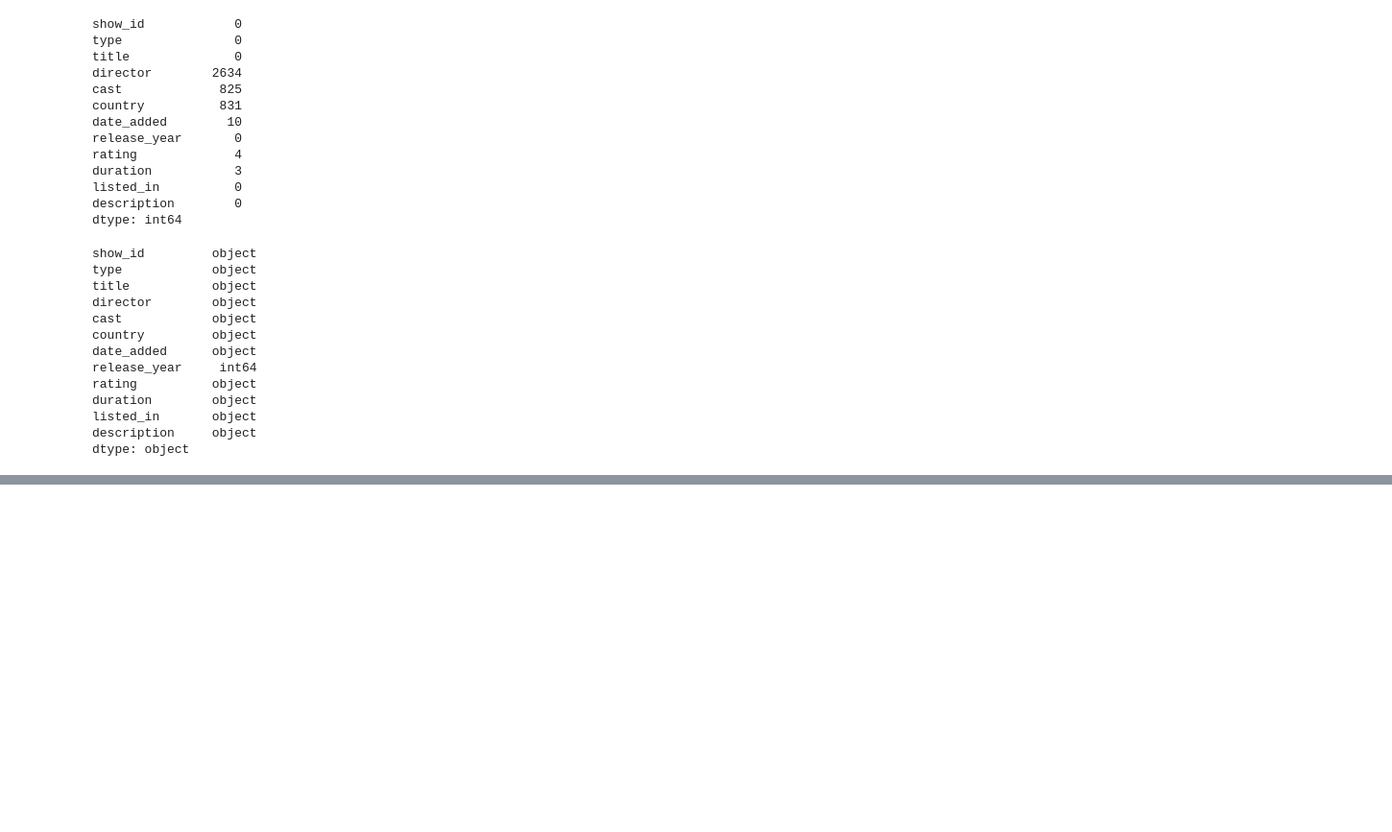
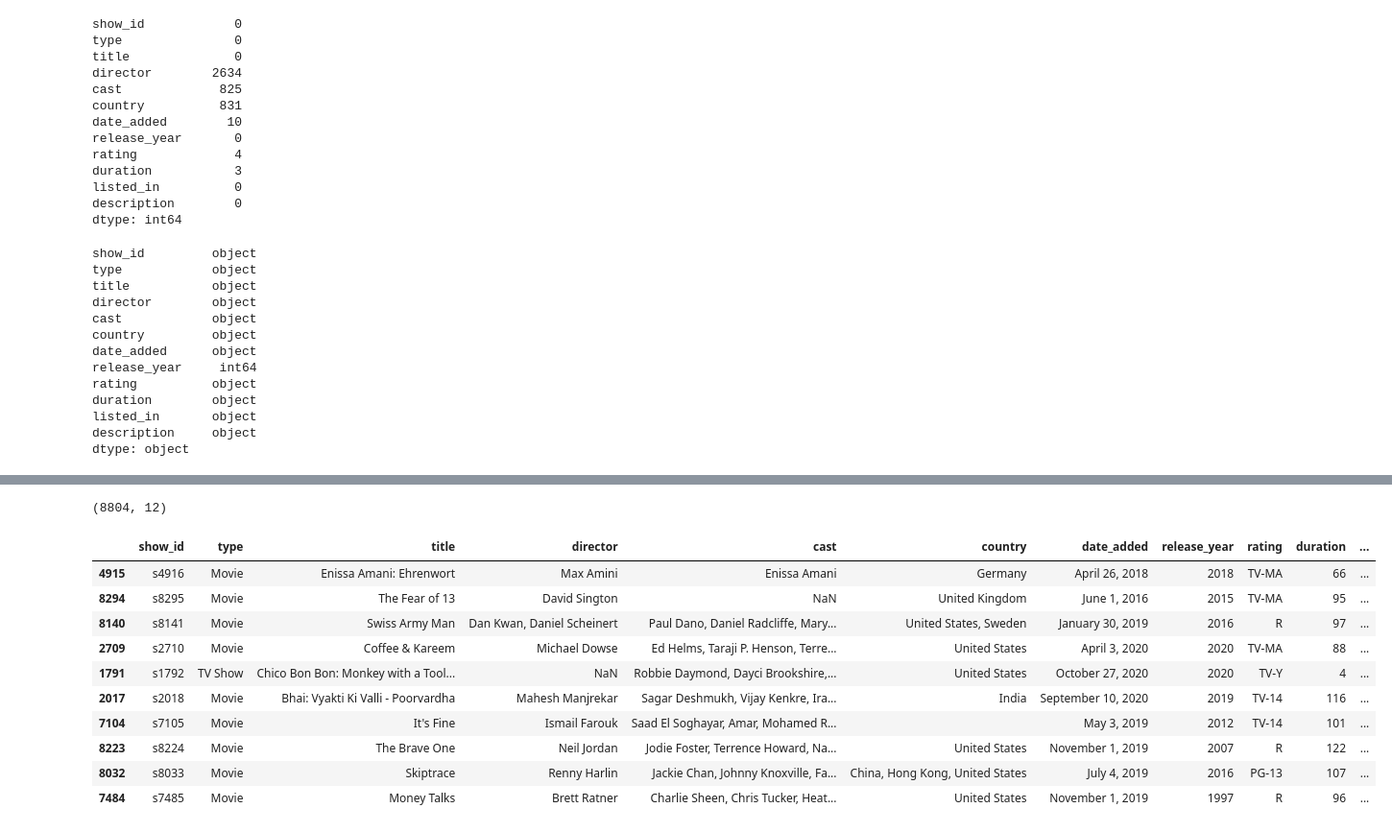
Before and after one commit to parabola01/Data-Visualization, a Jupyter notebook: notebooks/netflix-titles.ipynb, the cells around one changed output, grey strips where cells are left out. Shown: that part at 96% size. Saved outputs shown, nothing was run; the diff lists cells and outputs as text; code cells hidden in the pictures; blank space fills up the shorter version.

```diff
--- a/notebooks/netflix-titles.ipynb
+++ b/notebooks/netflix-titles.ipynb
@@ -129,0 +185,3 @@ df_countries.head()
+# %%
+df['duration'] = df['duration'].str.replace('[^0-9]', '')
+df['duration'].sample(15)
@@ -129,0 +212,2 @@ df_countries.head()
+# %%
+df.drop([5541, 5794, 5813], axis=0, inplace=True)
@@ -129,0 +259,27 @@ df_countries.head()
+# %%
+df.shape
+# %% [output]
+(8804, 12)
+# %%
+month = []
+for date in df['date_added']:
+    if isinstance(date, str):
+        y = date.split()[2]
+        month.append(int(y))
+    else:
+        month.append(0)
+
+df['year_added'] = month
+df.sample(10)
+# %% [output]
+|  | show_id | type | title | director | cast | country | date_added | release_year | rating | duration | ... |
+| 4915 | s4916 | Movie | Enissa Amani: Ehrenwort | Max Amini | Enissa Amani | Germany | April 26, 2018 | 2018 | TV-MA | 66 | ... |
+| 8294 | s8295 | Movie | The Fear of 13 | David Sington | NaN | United Kingdom | June 1, 2016 | 2015 | TV-MA | 95 | ... |
+| 8140 | s8141 | Movie | Swiss Army Man | Dan Kwan, Daniel Scheinert | Paul Dano, Daniel Radcliffe, Mary... | United States, Sweden | January 30, 2019 | 2016 | R | 97 | ... |
+| 2709 | s2710 | Movie | Coffee & Kareem | Michael Dowse | Ed Helms, Taraji P. Henson, Terre... | United States | April 3, 2020 | 2020 | TV-MA | 88 | ... |
+| 1791 | s1792 | TV Show | Chico Bon Bon: Monkey with a Tool... | NaN | Robbie Daymond, Dayci Brookshire,... | United States | October 27, 2020 | 2020 | TV-Y | 4 | ... |
+| 2017 | s2018 | Movie | Bhai: Vyakti Ki Valli - Poorvardha | Mahesh Manjrekar | Sagar Deshmukh, Vijay Kenkre, Ira... | India | September 10, 2020 | 2019 | TV-14 | 116 | ... |
+| 7104 | s7105 | Movie | It's Fine | Ismail Farouk | Saad El Soghayar, Amar, Mohamed R... |  | May 3, 2019 | 2012 | TV-14 | 101 | ... |
+| 8223 | s8224 | Movie | The Brave One | Neil Jordan | Jodie Foster, Terrence Howard, Na... | United States | November 1, 2019 | 2007 | R | 122 | ... |
+| 8032 | s8033 | Movie | Skiptrace | Renny Harlin | Jackie Chan, Johnny Knoxville, Fa... | China, Hong Kong, United States | July 4, 2019 | 2016 | PG-13 | 107 | ... |
+| 7484 | s7485 | Movie | Money Talks | Brett Ratner | Charlie Sheen, Chris Tucker, Heat... | United States | November 1, 2019 | 1997 | R | 96 | ... |
```
Also changed, not shown: parts of 15 cells of this notebook, 12 other files.
